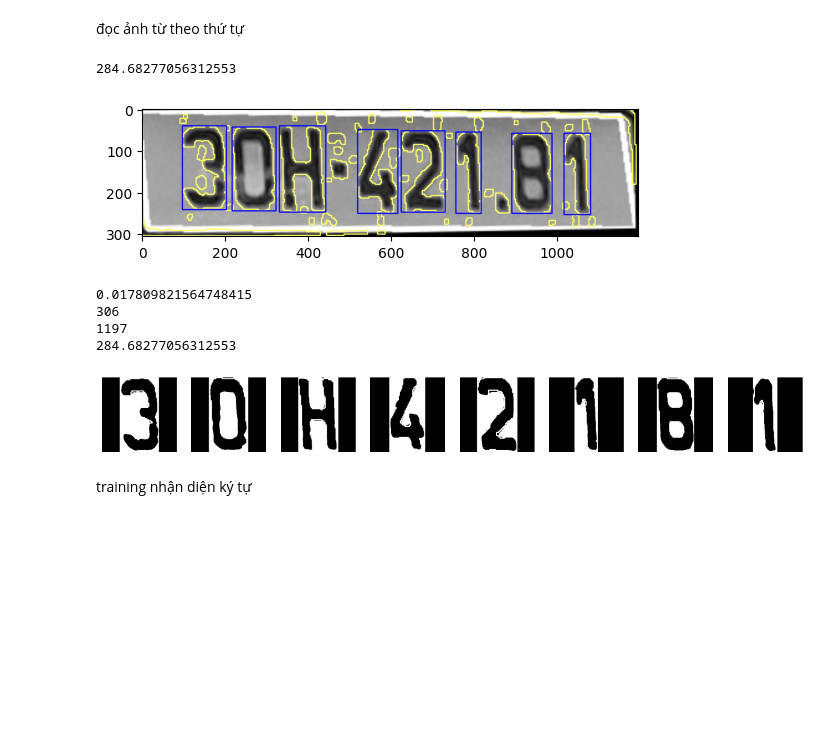
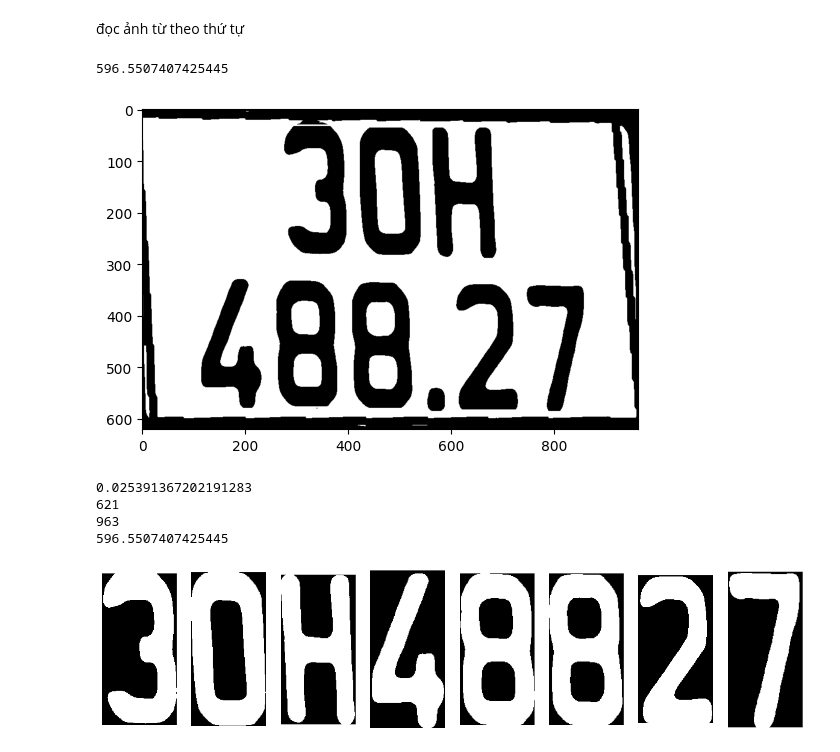
Before and after one commit to tuilaBao03/AI-232IS54A01-Group9, a Jupyter notebook: Làm lại/tach_anh.ipynb, the cells around one changed output. Cells and saved outputs as stored; diff of their text form; code cells hidden in the pictures; blank space fills up the shorter version.

```diff
--- a/Làm lại/tach_anh.ipynb
+++ b/Làm lại/tach_anh.ipynb
@@ -159,4 +173,12 @@ def chuyen_den_trang(image):
     #
 
     return black_white_image
+# %%
+from matplotlib import pyplot as plt
+import cv2
+
+def dao_den_thanh_trang(image):
+    # Đảo ảnh nhị phân bằng phép toán bitwise NOT
+    inverted_image = cv2.bitwise_not(image)
+    return inverted_image
 # %%
@@ -231,9 +242,11 @@ import shutil
 import cv2
 def phantachkytu(path):
     gocxoay,imgThresh=tachanh(path)
-    roi = cv2.imread("output/cropped_plate.jpg")
-    roi,_ = Tien_xu_ly.tienxuly(roi)
-    roi = cv2.cvtColor(roi, cv2.COLOR_BGR2RGB)
+    roi = cv2.imread("output\cropped_plate.jpg")
+    roi = cv2.cvtColor(roi, cv2.COLOR_BGR2GRAY)
+    roi = adjust_brightness_gray(roi)
+    # roi,_ = Tien_xu_ly.tienxuly(roi)
+    # roi = cv2.cvtColor(roi, cv2.COLOR_BGR2RGB)
     # nếu muốn nền trắng : roi = cv2.imread("output/cropped_plate.jpg")
     kerel3 = cv2.getStructuringElement(cv2.MORPH_RECT, (3, 3))  # Tạo kernel hình chữ nhật
     thre_mor = cv2.morphologyEx(imgThresh, cv2.MORPH_DILATE, kerel3)  # Áp dụng phép dãn ảnh
@@ -295,6 +308,8 @@ def phantachkytu(path):
 
     tenfile1=[]
     tenfile2=[]
+    line1=[]
+    line2=[]
     for i in char_x:
         (x, y, w, h) = cv2.boundingRect(cont[char_x_ind[i]])  # Tạo hình chữ nhật bao quanh ký tự
         # Vẽ hình chữ nhật bao quanh ký tự với màu mới
@@ -305,18 +320,26 @@ def phantachkytu(path):
 
             # Create the directory
             os.makedirs(dir_path, exist_ok=True)
+
+
             if y < height_/3 :
                 i=1
-                char_image = chuyen_den_trang(char_image)
-                char_image = add_padding(char_image)
+                # char_image = chuyen_den_trang(char_image)
+                # char_image = add_padding(char_image)
+                char_image = dao_den_thanh_trang(char_image)
+                #char_image = add_padding(char_image)
+                line1.append(char_image)
 
                 cv2.imwrite(f'chars/char_dong_{i}_{x}_{y}_{h}_{w}_{height_}_{weight}.png', char_image)  # Save the character image to a file
                 g = f'chars/char_dong_{i}_{x}_{y}_{h}_{w}_{height_}_{weight}.png'
                 tenfile1.append(g)
             else :
                 i=2
-                char_image = chuyen_den_trang(char_image)
-                char_image = add_padding(char_image)
+                # char_image = chuyen_den_trang(char_image)
+                # char_image = add_padding(char_image)
+                char_image = dao_den_thanh_trang(char_image)
+                #char_image = add_padding(char_image)
+                line2.append(char_image)
                 cv2.imwrite(f'chars/char_dong_{i}_{x}_{y}_{h}_{w}_{height_}_{weight}.png', char_image)
                 g = f'chars/char_dong_{i}_{x}_{y}_{h}_{w}_{height_}_{weight}.png'
                 tenfile2.append(g)
@@ -325,22 +348,22 @@ def phantachkytu(path):
     roi_with_rects_rgb = cv2.cvtColor(roi_with_rects, cv2.COLOR_BGR2RGB)
     plt.imshow(roi_with_rects_rgb,cmap='gray')  # Hiển thị hình ảnh với tất cả các hình chữ nhật
     plt.show()
-    return tenfile1,tenfile2,gocxoay,height__,weight,height_
+    return tenfile1,tenfile2,gocxoay,height__,weight,height_,line1,line2
 # %%
-path = "image/58.jpg"
-a,b,gocxoay,h,w,he=phantachkytu(path)
+path = "image/66.jpg"
+a,b,gocxoay,h,w,he,line1,line2=phantachkytu(path)
 m = merge_arrays(a,b)
 # print(m)
 print(gocxoay)
 print(h)
 print(w)
 print(he)
 display_images_from_paths(m)
 # %% [output]
-284.68277056312553
+596.5507407425445
-[figure, old version]
+[figure, new version]
-0.017809821564748415
-306
-1197
-284.68277056312553
+0.025391367202191283
+621
+963
+596.5507407425445
-[figure, old version]
+[figure, new version]
@@ -390,2 +369,0 @@ display_images_from_paths(m)
-# %% [markdown]
-training nhận diện ký tự
```
Also changed, not shown: parts of 20 cells of this notebook, 25 other files.
